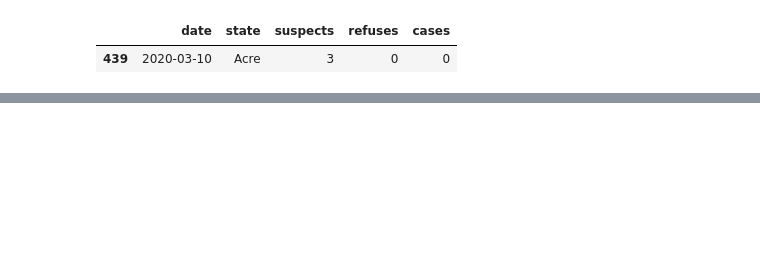
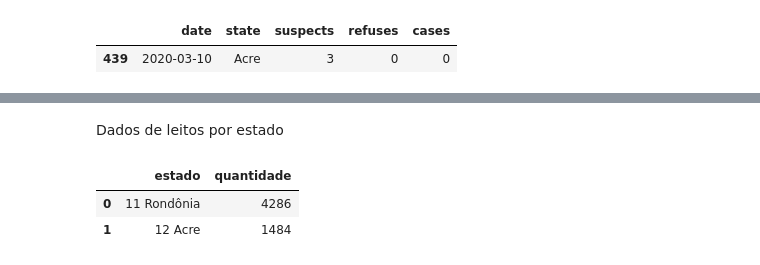
Before and after one commit to vilsonrodrigues/COVID19, a Jupyter notebook: COVID19.ipynb, the cells around one changed output, grey strips where cells are left out. Cells and saved outputs as stored; diff of their text form; code cells hidden in the pictures; blank space fills up the shorter version.

```diff
--- a/COVID19.ipynb
+++ b/COVID19.ipynb
@@ -493,0 +503,9 @@ array([71.32173913])
+# %% [markdown]
+Dados de leitos por estado
+# %%
+leitos_estados = pd.read_csv("https://raw.githubusercontent.com/vilsonrodrigues/COVID19/master/leitos_por_estado.csv", sep = ";",encoding = "iso-8859-1")
+leitos_estados.head(2)
+# %% [output]
+|  | estado | quantidade |
+| 0 | 11 Rondônia | 4286 |
+| 1 | 12 Acre | 1484 |
```
Also changed, not shown: parts of 26 cells of this notebook.
